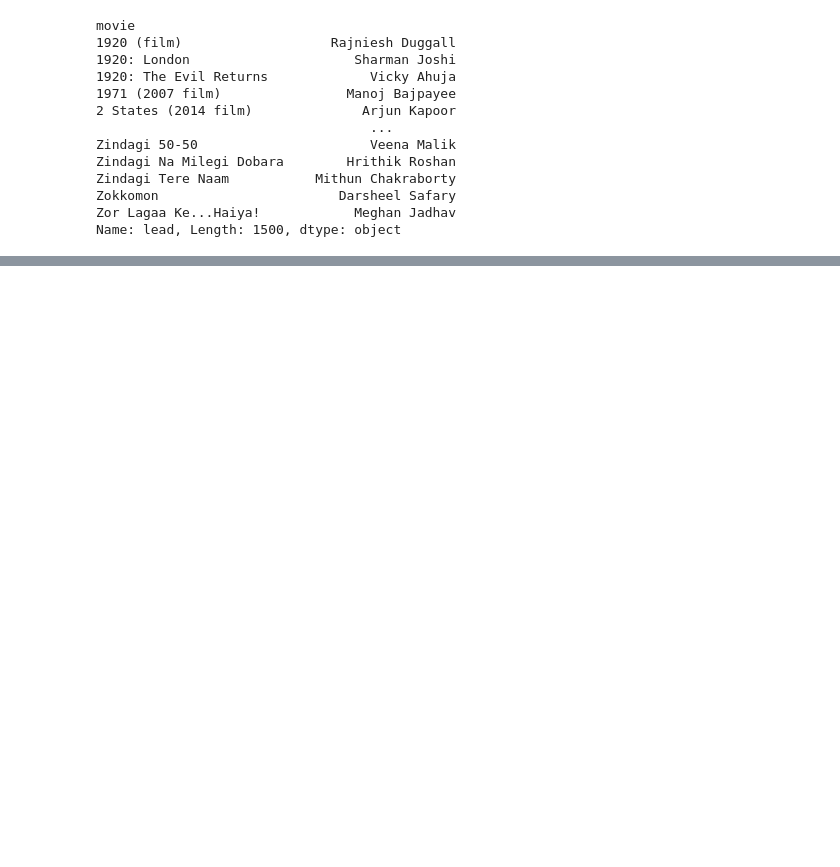
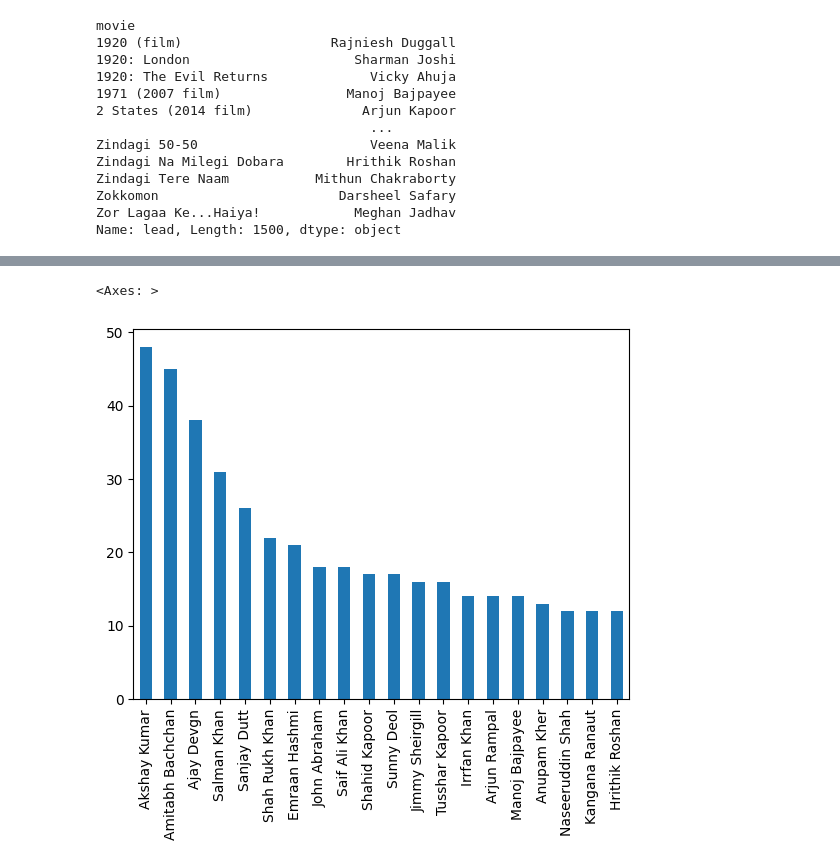
Before and after one commit to AnushaUKumar/DataScience, a Jupyter notebook: pandas.ipynb, the cells around one changed output, grey strips where cells are left out. Cells and saved outputs as stored; diff of their text form; code cells hidden in the pictures; blank space fills up the shorter version.

```diff
--- a/pandas.ipynb
+++ b/pandas.ipynb
@@ -346,0 +511,3 @@ Name: lead, Length: 1500, dtype: object
+# %%
+#using index label
+movies['2 states (2014 film)'] = 'Alia Bhatt'
@@ -346,0 +627,5 @@ Name: lead, Length: 1500, dtype: object
+# %%
+movies.value_counts().head(20).plot(kind='bar')
+# %% [output]
+<Axes: >
+[figure, added]
```
Also changed, not shown: parts of 42 cells of this notebook, 4 other files.
